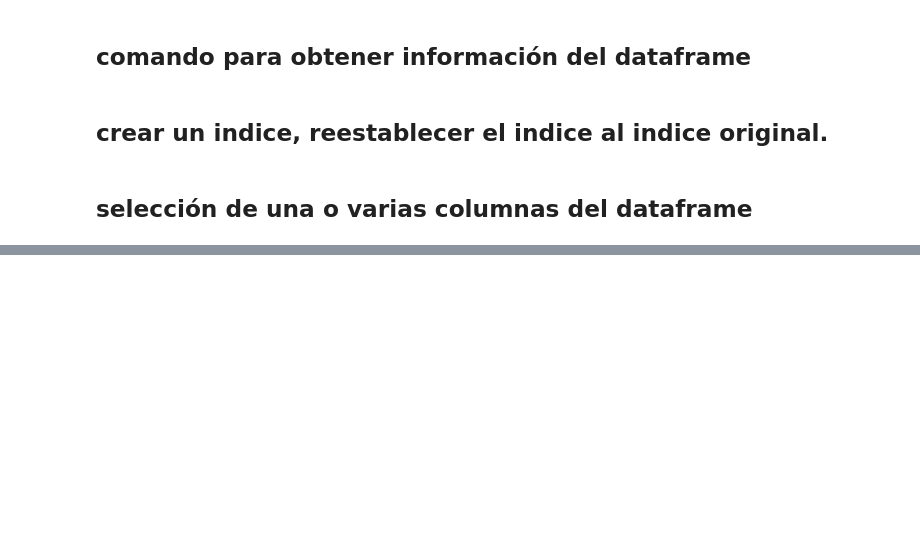
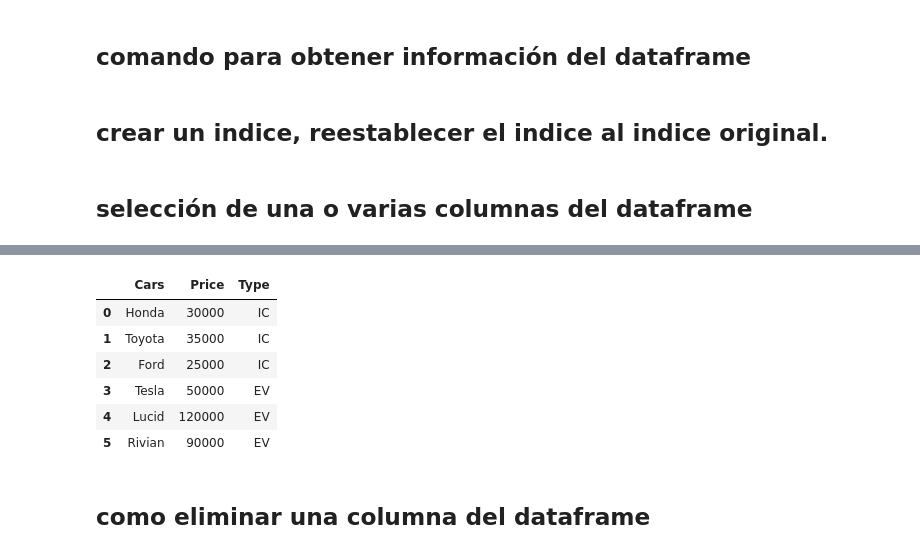
Before and after one commit to pacomm5/Plantillas, a Jupyter notebook: PANDAS.ipynb, the cells around one changed output, grey strips where cells are left out. Saved outputs shown, nothing was run; the diff lists cells and outputs as text; code cells hidden in the pictures; blank space fills up the shorter version.

```diff
--- a/PANDAS.ipynb
+++ b/PANDAS.ipynb
@@ -463,0 +496,17 @@ housing_df = pd.read_csv("el archivo que sea", index_col = "Ciudad")
+# %%
+#Insert a column based on the index.Here index 1
+cars_df = pd.DataFrame({'Cars':['Honda', 'Toyota','Ford','Tesla','Lucid','Rivian'],
+                        'Type':['IC', 'IC', 'IC', 'EV', 'EV', 'EV']})
+# %%
+cars_df.insert(1,column = 'Price', value = [30000, 35000,25000,50000,120000,90000] )
+cars_df
+# %% [output]
+|  | Cars | Price | Type |
+| 0 | Honda | 30000 | IC |
+| 1 | Toyota | 35000 | IC |
+| 2 | Ford | 25000 | IC |
+| 3 | Tesla | 50000 | EV |
+| 4 | Lucid | 120000 | EV |
+| 5 | Rivian | 90000 | EV |
+# %% [markdown]
+## como eliminar una columna del dataframe
```
Also changed, not shown: parts of 99 cells of this notebook.
